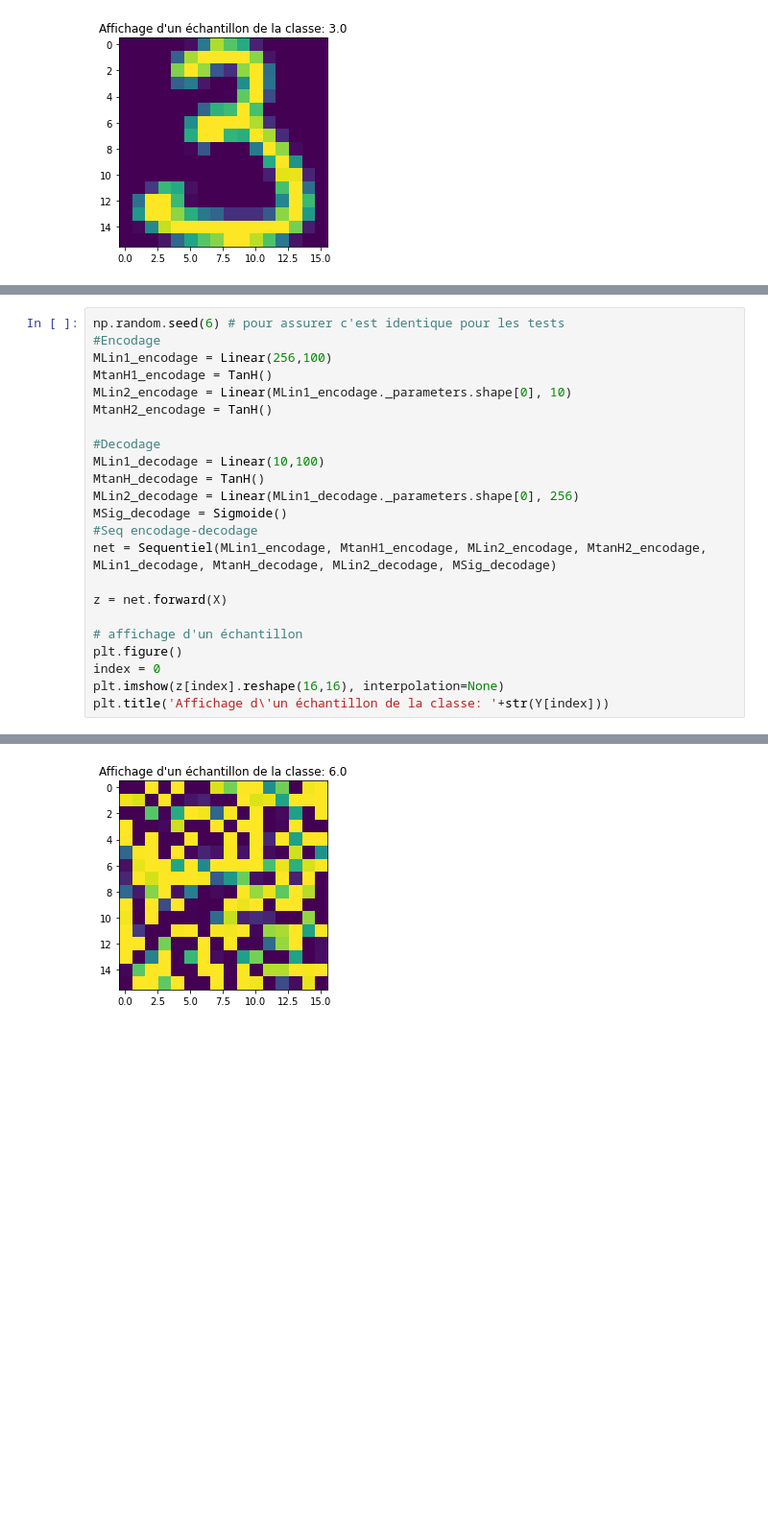
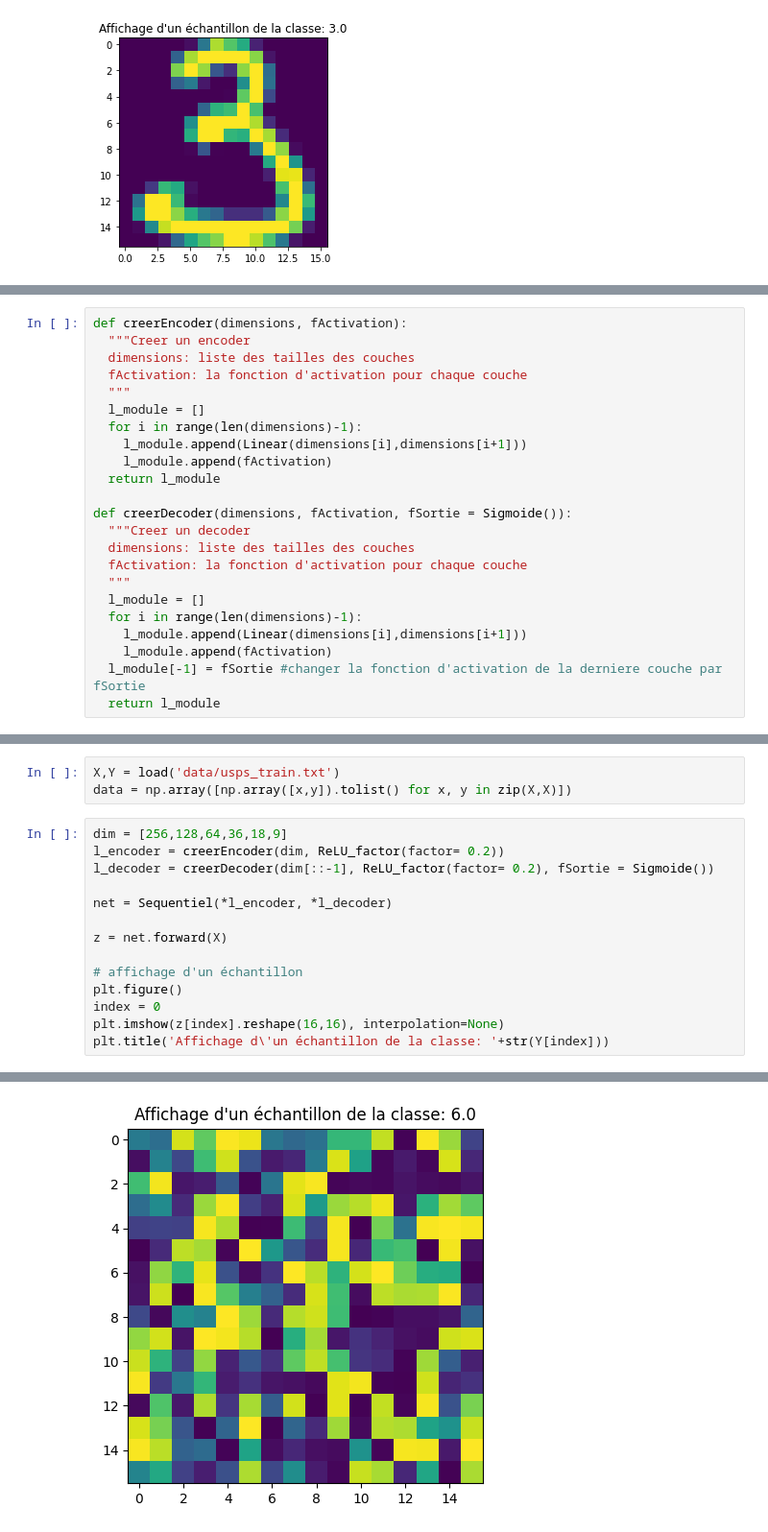
Before and after one commit to nhs2828/NeuralNetwork_DIY, a Jupyter notebook: Projet.ipynb, the cells around one changed output, grey strips where cells are left out. Shown at 96% size. Cells and saved outputs as stored; diff of their text form; blank space fills up the shorter version.

```diff
--- a/Projet.ipynb
+++ b/Projet.ipynb
@@ -964,0 +1057,23 @@ Text(0.5, 1.0, "Affichage d'un échantillon de la classe: 3.0")
+# %%
+def creerEncoder(dimensions, fActivation):
+  """Creer un encoder
+  dimensions: liste des tailles des couches
+  fActivation: la fonction d'activation pour chaque couche
+  """
+  l_module = []
+  for i in range(len(dimensions)-1):
+    l_module.append(Linear(dimensions[i],dimensions[i+1]))
+    l_module.append(fActivation)
+  return l_module
+
+def creerDecoder(dimensions, fActivation, fSortie = Sigmoide()):
+  """Creer un decoder
+  dimensions: liste des tailles des couches
+  fActivation: la fonction d'activation pour chaque couche
+  """
+  l_module = []
+  for i in range(len(dimensions)-1):
+    l_module.append(Linear(dimensions[i],dimensions[i+1]))
+    l_module.append(fActivation)
+  l_module[-1] = fSortie #changer la fonction d'activation de la derniere couche par fSortie
+  return l_module
@@ -965,27 +1266,21 @@ Text(0.5, 1.0, "Affichage d'un échantillon de la classe: 3.0")
+# %%
+X,Y = load('data/usps_train.txt')
+data = np.array([np.array([x,y]).tolist() for x, y in zip(X,X)])
 # %%
-np.random.seed(6) # pour assurer c'est identique pour les tests
-#Encodage
-MLin1_encodage = Linear(256,100)
-MtanH1_encodage = TanH()
-MLin2_encodage = Linear(MLin1_encodage._parameters.shape[0], 10)
-MtanH2_encodage = TanH()
+dim = [256,128,64,36,18,9]
+l_encoder = creerEncoder(dim, ReLU_factor(factor= 0.2))
+l_decoder = creerDecoder(dim[::-1], ReLU_factor(factor= 0.2), fSortie = Sigmoide())
 
-#Decodage
-MLin1_decodage = Linear(10,100)
-MtanH_decodage = TanH()
-MLin2_decodage = Linear(MLin1_decodage._parameters.shape[0], 256)
-MSig_decodage = Sigmoide()
-#Seq encodage-decodage
-net = Sequentiel(MLin1_encodage, MtanH1_encodage, MLin2_encodage, MtanH2_encodage, MLin1_decodage, MtanH_decodage, MLin2_decodage, MSig_decodage)
+net = Sequentiel(*l_encoder, *l_decoder)
 
 z = net.forward(X)
 
 # affichage d'un échantillon
 plt.figure()
 index = 0
 plt.imshow(z[index].reshape(16,16), interpolation=None)
 plt.title('Affichage d\'un échantillon de la classe: '+str(Y[index]))
 # %% [output]
 Text(0.5, 1.0, "Affichage d'un échantillon de la classe: 6.0")
-[figure, old version]
+[figure, new version]
 # %%
```
Also changed, not shown: parts of 71 cells of this notebook.
